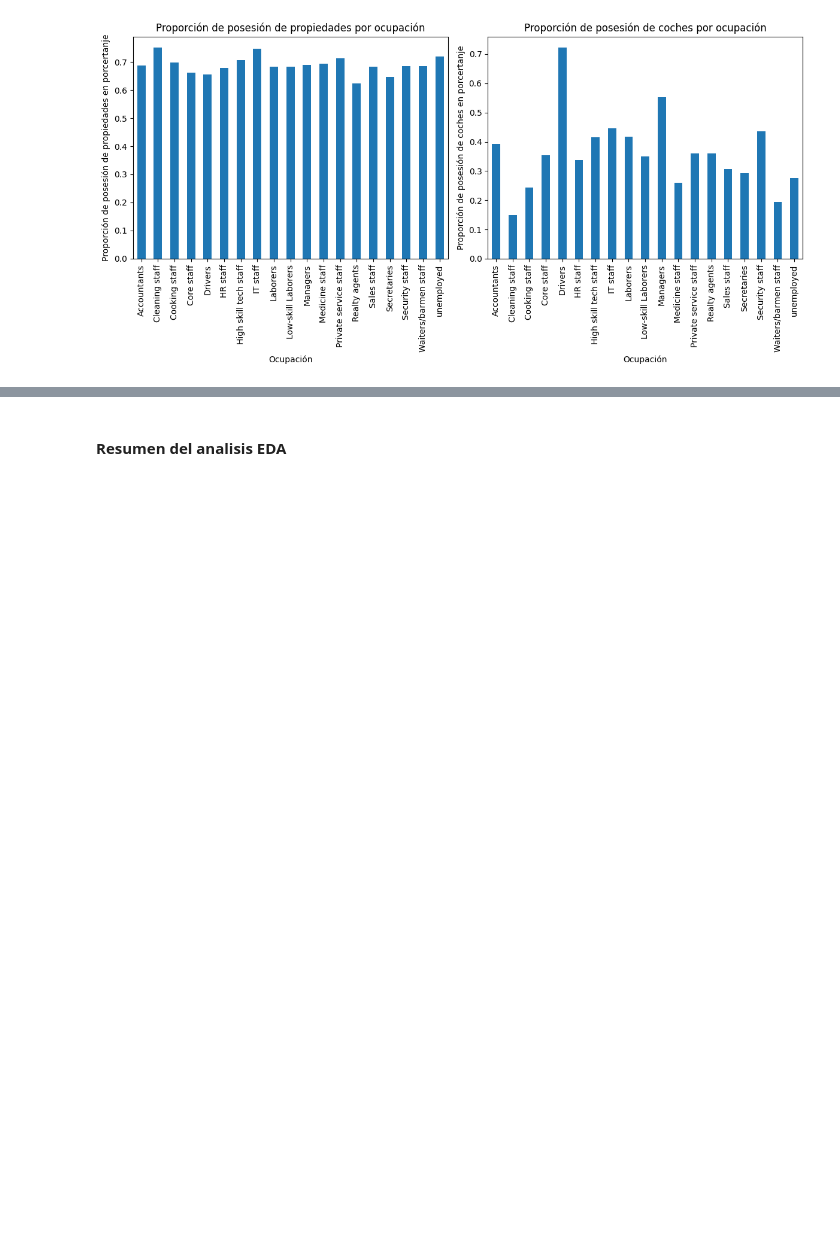
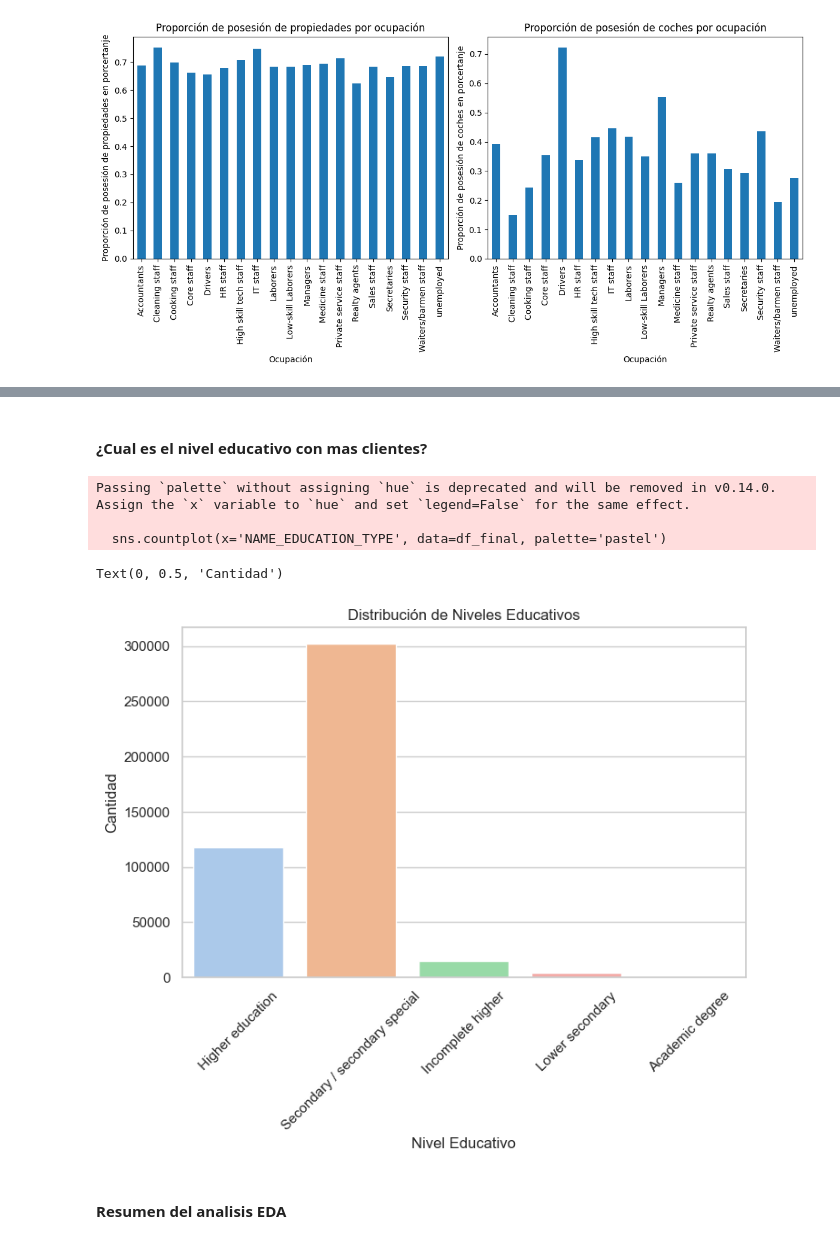
Before and after one commit to brayan084/pre-entregas, a Jupyter notebook: Zorro-pre-entrega-10.ipynb, the cells around one changed output, grey strips where cells are left out. Saved outputs shown, nothing was run; the diff lists cells and outputs as text; code cells hidden in the pictures; blank space fills up the shorter version.

```diff
--- a/Zorro-pre-entrega-9.ipynb
+++ b/Zorro-pre-entrega-10.ipynb
@@ -546,3 +582,22 @@ plt.show()
+# %% [markdown]
+#### __¿Cual es el nivel educativo con mas clientes?__
+# %%
+# Crear un gráfico de conteo para el nivel educativo
+sns.set(style="whitegrid")
+plt.figure(figsize=(8, 5))
+sns.countplot(x='NAME_EDUCATION_TYPE', data=df_final, palette='pastel')
+
+# Añadir etiquetas y título al gráfico
+plt.title('Distribución de Niveles Educativos')
+plt.xlabel('Nivel Educativo')
+plt.xticks(rotation=45)
+plt.ylabel('Cantidad')
+# %% [output]
+Passing `palette` without assigning `hue` is deprecated and will be removed in v0.14.0. Assign the `x` variable to `hue` and set `legend=False` for the same effect.
+
+  sns.countplot(x='NAME_EDUCATION_TYPE', data=df_final, palette='pastel')
+Text(0, 0.5, 'Cantidad')
+[figure, added]
 # %% [markdown]
 #### __Resumen del analisis EDA__
 # %% [markdown]
```
Also changed, not shown: parts of 4 cells of this notebook.
